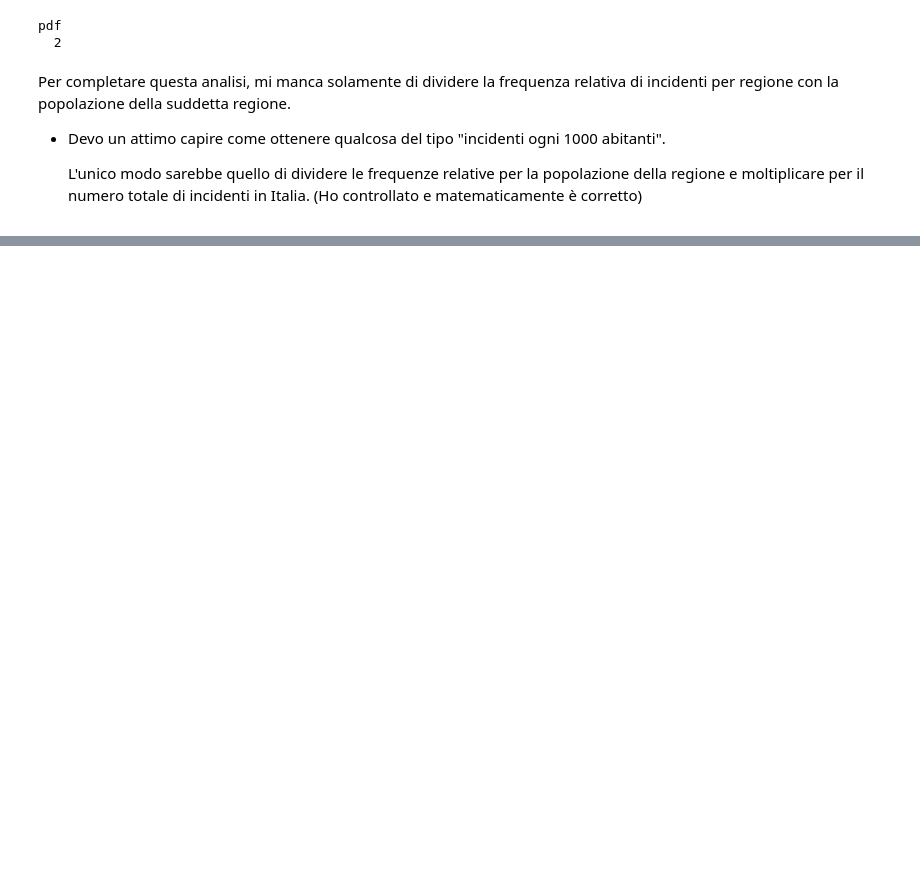
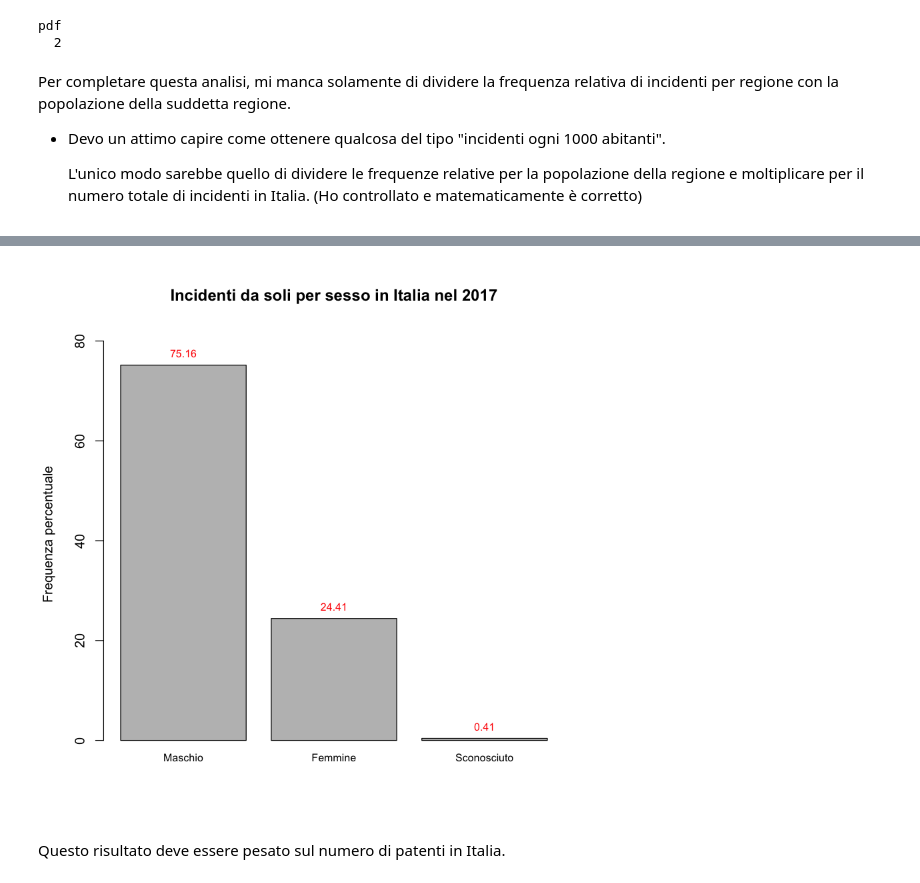
Before and after one commit to LeonardoAlchieri/car_accidents_italy, a Jupyter notebook: leoNotebook.ipynb, the cells around one changed output, grey strips where cells are left out. Drawn from its saved outputs; the diff is of its cells as text; code cells hidden in the pictures; blank space fills up the shorter version.

```diff
--- a/leoNotebook.ipynb
+++ b/leoNotebook.ipynb
@@ -810,0 +848,9 @@ Per completare questa analisi, mi manca solamente di dividere la frequenza relat
+# %%
+# Sostituisco i Nan con dei 3
+schianto_da_soli$veicolo__a___sesso_conducente[is.na(schianto_da_soli$veicolo__a___sesso_conducente)] <- 3
+# %%
+schianto_da_soli$veicolo__a___sesso_conducente <- factor(schianto_da_soli$veicolo__a___sesso_conducente)
+levels(schianto_da_soli$veicolo__a___sesso_conducente) <- c("Maschio", "Femmina","Sconosciuto")
+# %%
+tabella_schianto_da_soli_sesso = table(schianto_da_soli$veicolo__a___sesso_conducente)
+tabella_schianto_da_soli_sesso
@@ -810,0 +863,17 @@ Per completare questa analisi, mi manca solamente di dividere la frequenza relat
+# %%
+# Calcolo frequenze
+tabella_schianto_da_soli_sesso.relfreq <- tabella_schianto_da_soli_sesso/length(schianto_da_soli$veicolo__a___sesso_conducente)
+tabella_schianto_da_soli_sesso.percfreq <- tabella_schianto_da_soli_sesso.relfreq*100
+# %%
+ylim <- c(0, 1.1*max(tabella_schianto_da_soli_sesso.percfreq))
+xx <- barplot(tabella_schianto_da_soli_sesso.percfreq, xaxt = 'n', xlab = '', width = 0.85, ylim = ylim,
+              main = "Incidenti da soli per sesso in Italia nel 2017",
+              ylab = "Frequenza percentuale")
+text(x = xx, y = tabella_schianto_da_soli_sesso.percfreq,
+     label = as.integer(tabella_schianto_da_soli_sesso.percfreq*100)/100,
+     pos = 3, cex = 0.8, col = "red")
+axis(1, at=xx, labels=c("Maschio", "Femmine", "Sconosciuto"), tick=FALSE, las=1, line=-0.5, cex.axis=0.8)
+# %% [output]
+[figure, added]
+# %% [markdown]
+Questo risultato deve essere pesato sul numero di patenti in Italia.
```
Also changed, not shown: parts of 28 cells of this notebook.
